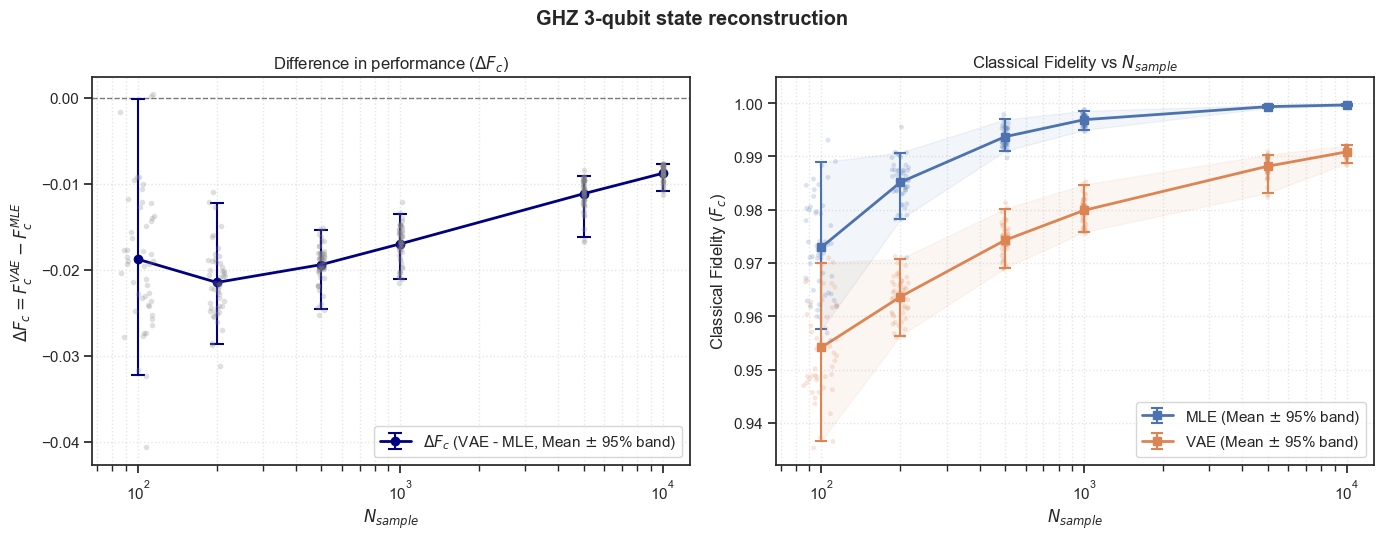
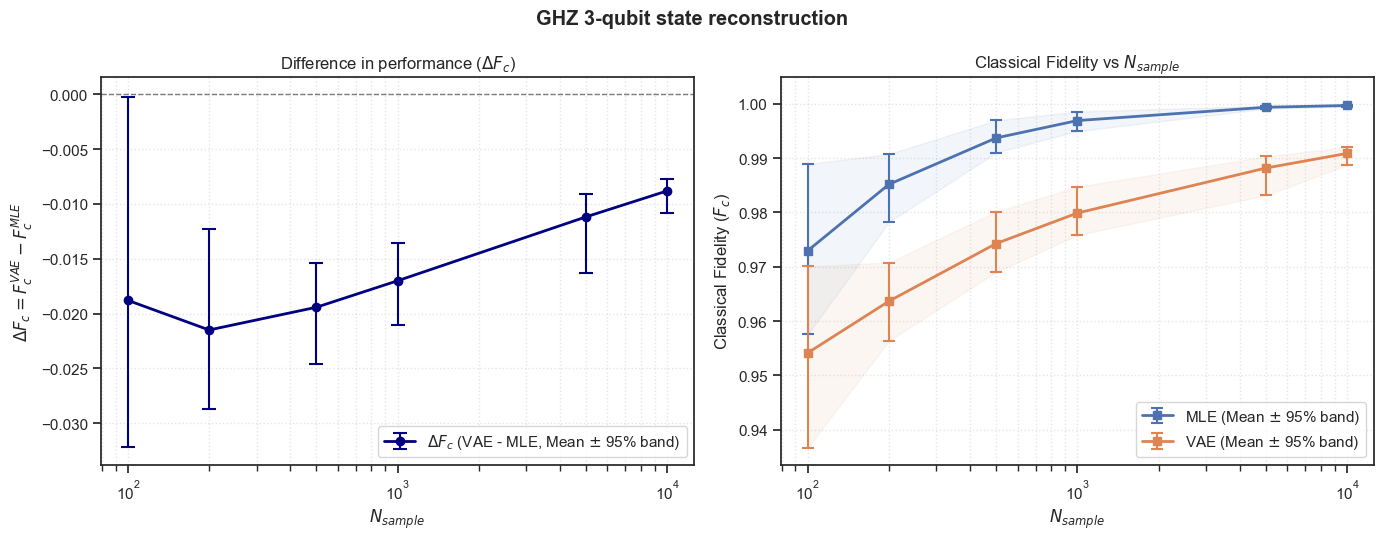
Code edit (unified diff) that turned the first committed figure into the second:
--- before
+++ after
@@ -29,5 +29,5 @@
 
 # real point cloud for distribution
-sns.stripplot(data=df_piv, x='N_sample', y='Delta', ax=ax1, color='gray', alpha=0.25, jitter=0.15, size=4, native_scale=True)
+# sns.stripplot(data=df_piv, x='N_sample', y='Delta', ax=ax1, color='gray', alpha=0.25, jitter=0.15, size=4, native_scale=True)
 
 # error bar: 95% band
@@ -53,6 +53,6 @@
 
 # real point cloud for distribution
-sns.stripplot(data=df_cmp, x='N_sample', y='F_c', hue='method', ax=ax2, 
-              palette=colors, alpha=0.20, jitter=0.15, size=3.5, dodge=False, native_scale=True)
+# sns.stripplot(data=df_cmp, x='N_sample', y='F_c', hue='method', ax=ax2, 
+#               palette=colors, alpha=0.20, jitter=0.15, size=3.5, dodge=False, native_scale=True)
 
 # error bar: 95% band
@@ -75,5 +75,5 @@
 # legend
 handles, labels = ax2.get_legend_handles_labels()
-ax2.legend(handles[2:], labels[2:], loc='lower right')
+ax2.legend(handles, labels, loc='lower right') # if we include clouds -> slicing [2:]
 ax2.grid(True, which='both', ls=':', alpha=0.5)
 

Commit: complete VAE_analysis